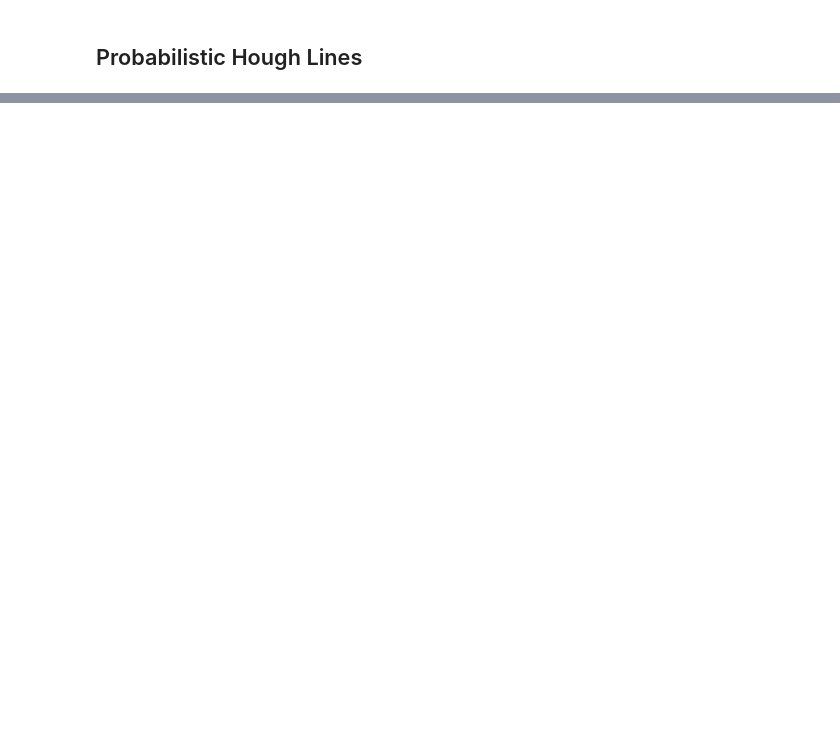
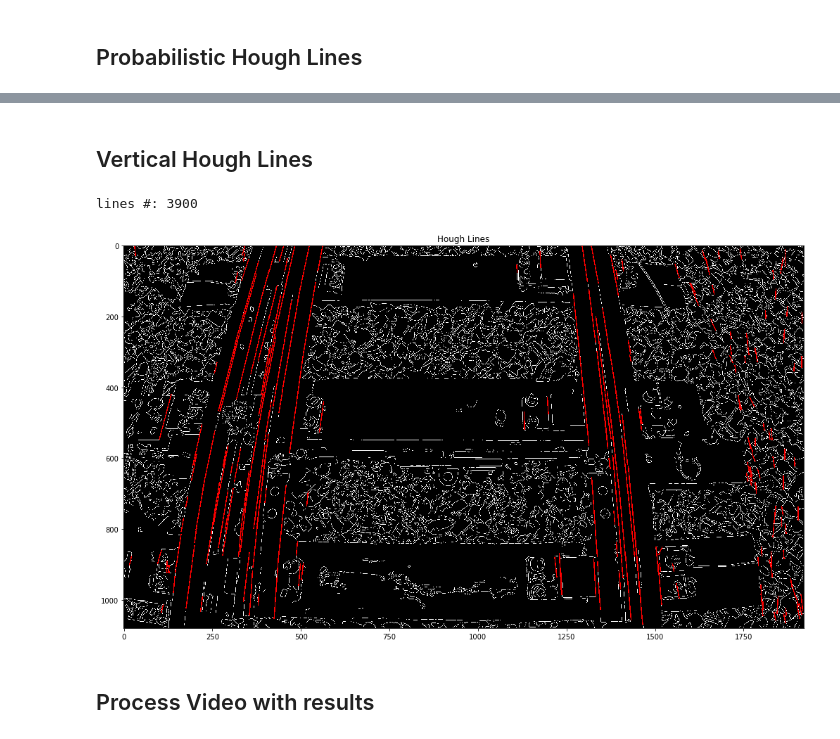
Before and after one commit to cholox/image-analyzer, a Jupyter notebook: Image Preprocessing.ipynb, the cells around one changed output, grey strips where cells are left out. Saved outputs shown, nothing was run; the diff lists cells and outputs as text; code cells hidden in the pictures; blank space fills up the shorter version.

```diff
--- a/Image Preprocessing.ipynb
+++ b/Image Preprocessing.ipynb
@@ -121,0 +121,38 @@ lines #: 415
+# %% [markdown]
+## Vertical Hough Lines
+# %%
+sigma = 0.33
+
+img_blur = cv2.GaussianBlur(img_gray, (7,7), 0)
+v = np.median(img_blur)
+
+lower = int(max(0, (1.0 - sigma) * v))
+upper = int(min(255, (1.0 + sigma) * v))
+edges = cv2.Canny(img_blur, lower, upper)
+minLineLength = 20
+maxLineGap = 10
+lines = cv2.HoughLinesP(
+            edges, # Input edge image
+            1, # Distance resolution in pixels
+            np.pi/180, # Angle resolution in radians
+            threshold=90, # Min number of votes for valid line
+            minLineLength=minLineLength, # Min allowed length of line
+            maxLineGap=maxLineGap # Max allowed gap between line for joining them
+            )
+blank_img = cv2.cvtColor(edges,cv2.COLOR_BGR2RGB) #color correction
+print('lines #:', len(lines))
+for i in range(0, len(lines)):
+    for x1,y1,x2,y2 in lines[i]:
+        angle = np.arctan2(y2-y1, x2-x1)
+        angle = np.absolute(angle)
+        pi_half = np.pi/2
+        pi_half_toleranz = pi_half*0.3
+        if((pi_half - pi_half_toleranz) < angle and angle < (pi_half + pi_half_toleranz)):
+            cv2.line(blank_img,(x1,y1),(x2,y2),(255,0,0),2)
+plt.title('Hough Lines'),plt.imshow(blank_img,plt.get_cmap('gray'))
+plt.show()
+# %% [output]
+lines #: 3900
+[figure, added]
+# %% [markdown]
+## Process Video with results
```
Also changed, not shown: parts of 3 cells of this notebook.
